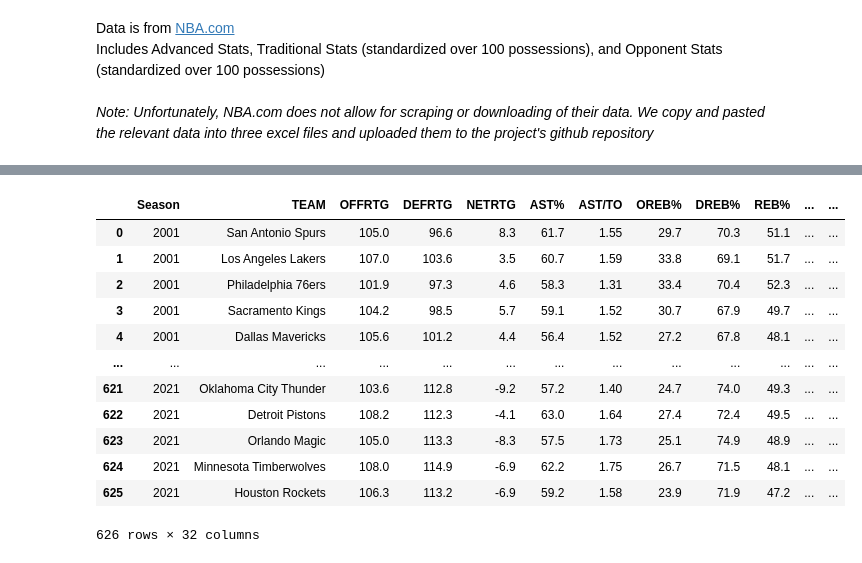
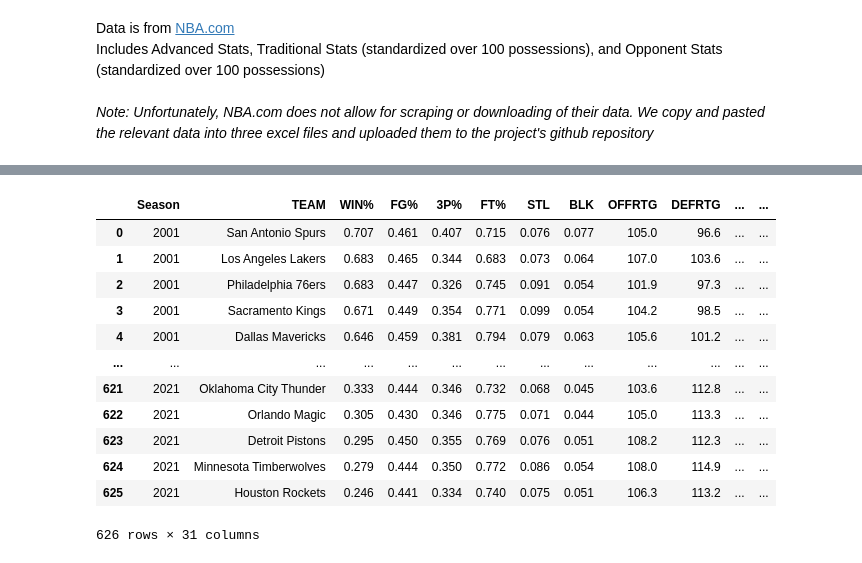
Before and after one commit to danielabboudi/DB_Project, a Jupyter notebook: Abboudi_Campi - Data Bootcamp Final Project.ipynb, the cells around one changed output, grey strips where cells are left out. Cells and saved outputs as stored; diff of their text form; code cells hidden in the pictures.

```diff
--- a/Abboudi_Campi - Data Bootcamp Final Project.ipynb
+++ b/Abboudi_Campi - Data Bootcamp Final Project.ipynb
@@ -31,6 +24,5 @@ Index(['Season', 'TEAM', 'GP', 'W', 'L', 'MIN', 'OFFRTG', 'DEFRTG', 'NETRTG',
 # %%
 # Merge the data sets
-merge1 = pd.merge(adv,trad,how='left',left_on=['Season','TEAM'],right_on=['Season','TEAM'])
+merge1 = pd.merge(trad,adv,how='left',left_on=['Season','TEAM'],right_on=['Season','TEAM'])
 df = pd.merge(merge1,opp,how='left',left_on=['Season','TEAM'],right_on=['Season','TEAM'])
-df
 # %% [output]
@@ -49,23 +41,52 @@ df
 626 rows × 73 columns
+# %%
+# Convert percentages into decimals
+df['FG%'] = df['FG%']/100
+df['3P%'] = df['3P%']/100
+df['FT%'] = df['FT%']/100
+df['OREB%'] = df['OREB%']/100
+df['DREB%'] = df['DREB%']/100
+df['TOV%'] = df['TOV%']/100
+df['TS%'] = df['TS%']/100
+df['STL'] = df['STL']/100
+df['BLK'] = df['BLK']/100
+
+df['OPPFG%'] = df['OPPFG%']/100
+df['OPP3P%'] = df['OPP3P%']
+df['OPPFT%'] = df['OPPFT%']/100
+df['OPPTOV'] = df['OPPTOV']/100
+df['OPPSTL'] = df['OPPSTL']/100
+df['OPPBLK'] = df['OPPBLK']/100
+# %%
+# Calculate new columns for additional metrics
+df['FTR'] = df['FTA']/df['FGA']
+df['3PFREQ'] = df['3PA']/df['FGA']
+df['OPPTS%'] = df['OPPPTS']/(2*(df['OPPFGA']+0.44*df['OPPFTA']))
+df['OPPFTR'] = df['OPPFTA']/df['OPPFGA']
+df['OPP3PFREQ'] = df['OPP3PA']/df['OPPFGA']
+df['OPPOREB%'] = 1-df['DREB%']
+df['OPPDREB%'] = 1-df['OREB%']
+df['OPPAST/TO'] = df['OPPAST']/(df['OPPTOV']*100)
 # %%
 # Select the columns of data we want to use
-df.columns
-remove_col = ['GP_x','W_x','L_x','MIN_x','AST RATIO','EFG%','PIE','POSS','GP_y','W_y','L_y','MIN_y','PTS','FGM','3PM',
+remove_col = ['GP_x','W_x','L_x','MIN_x','AST RATIO','EFG%','REB%','AST%','PIE','POSS','GP_y','W_y','L_y','MIN_y','PTS','FGM','3PM',
              'FTM','OREB','DREB','REB','AST','TOV','BLKA','PF','PFD','+/-','Unnamed: 28','GP','W','L','MIN','OPPFGM',
-             'OPP3PM','OPPFTM','OPPOREB','OPPDREB','OPPREB', 'OPPBLKA', 'OPPPF', 'OPPPFD', 'OPPPTS', 'OPP +/-']
+             'OPP3PM','OPPFTM','OPPOREB','OPPDREB','OPPREB','OPPAST','OPPBLKA','OPPPF','OPPPFD','OPPPTS','OPP +/-',
+             'FGA','3PA','FTA','OPPFGA','OPP3PA','OPPFTA']
 
-df.drop(remove_col,axis=1)
+df = df.drop(remove_col,axis=1)
+df
 # %% [output]
-|  | Season | TEAM | OFFRTG | DEFRTG | NETRTG | AST% | AST/TO | OREB% | DREB% | REB% | ... | ... |
-| 0 | 2001 | San Antonio Spurs | 105.0 | 96.6 | 8.3 | 61.7 | 1.55 | 29.7 | 70.3 | 51.1 | ... | ... |
-| 1 | 2001 | Los Angeles Lakers | 107.0 | 103.6 | 3.5 | 60.7 | 1.59 | 33.8 | 69.1 | 51.7 | ... | ... |
-| 2 | 2001 | Philadelphia 76ers | 101.9 | 97.3 | 4.6 | 58.3 | 1.31 | 33.4 | 70.4 | 52.3 | ... | ... |
-| 3 | 2001 | Sacramento Kings | 104.2 | 98.5 | 5.7 | 59.1 | 1.52 | 30.7 | 67.9 | 49.7 | ... | ... |
-| 4 | 2001 | Dallas Mavericks | 105.6 | 101.2 | 4.4 | 56.4 | 1.52 | 27.2 | 67.8 | 48.1 | ... | ... |
+|  | Season | TEAM | WIN% | FG% | 3P% | FT% | STL | BLK | OFFRTG | DEFRTG | ... | ... |
+| 0 | 2001 | San Antonio Spurs | 0.707 | 0.461 | 0.407 | 0.715 | 0.076 | 0.077 | 105.0 | 96.6 | ... | ... |
+| 1 | 2001 | Los Angeles Lakers | 0.683 | 0.465 | 0.344 | 0.683 | 0.073 | 0.064 | 107.0 | 103.6 | ... | ... |
+| 2 | 2001 | Philadelphia 76ers | 0.683 | 0.447 | 0.326 | 0.745 | 0.091 | 0.054 | 101.9 | 97.3 | ... | ... |
+| 3 | 2001 | Sacramento Kings | 0.671 | 0.449 | 0.354 | 0.771 | 0.099 | 0.054 | 104.2 | 98.5 | ... | ... |
+| 4 | 2001 | Dallas Mavericks | 0.646 | 0.459 | 0.381 | 0.794 | 0.079 | 0.063 | 105.6 | 101.2 | ... | ... |
 | ... | ... | ... | ... | ... | ... | ... | ... | ... | ... | ... | ... | ... |
-| 621 | 2021 | Oklahoma City Thunder | 103.6 | 112.8 | -9.2 | 57.2 | 1.40 | 24.7 | 74.0 | 49.3 | ... | ... |
-| 622 | 2021 | Detroit Pistons | 108.2 | 112.3 | -4.1 | 63.0 | 1.64 | 27.4 | 72.4 | 49.5 | ... | ... |
-| 623 | 2021 | Orlando Magic | 105.0 | 113.3 | -8.3 | 57.5 | 1.73 | 25.1 | 74.9 | 48.9 | ... | ... |
-| 624 | 2021 | Minnesota Timberwolves | 108.0 | 114.9 | -6.9 | 62.2 | 1.75 | 26.7 | 71.5 | 48.1 | ... | ... |
-| 625 | 2021 | Houston Rockets | 106.3 | 113.2 | -6.9 | 59.2 | 1.58 | 23.9 | 71.9 | 47.2 | ... | ... |
+| 621 | 2021 | Oklahoma City Thunder | 0.333 | 0.444 | 0.346 | 0.732 | 0.068 | 0.045 | 103.6 | 112.8 | ... | ... |
+| 622 | 2021 | Orlando Magic | 0.305 | 0.430 | 0.346 | 0.775 | 0.071 | 0.044 | 105.0 | 113.3 | ... | ... |
+| 623 | 2021 | Detroit Pistons | 0.295 | 0.450 | 0.355 | 0.769 | 0.076 | 0.051 | 108.2 | 112.3 | ... | ... |
+| 624 | 2021 | Minnesota Timberwolves | 0.279 | 0.444 | 0.350 | 0.772 | 0.086 | 0.054 | 108.0 | 114.9 | ... | ... |
+| 625 | 2021 | Houston Rockets | 0.246 | 0.441 | 0.334 | 0.740 | 0.075 | 0.051 | 106.3 | 113.2 | ... | ... |
-626 rows × 32 columns
+626 rows × 31 columns
```
Also changed, not shown: parts of 5 cells of this notebook.
